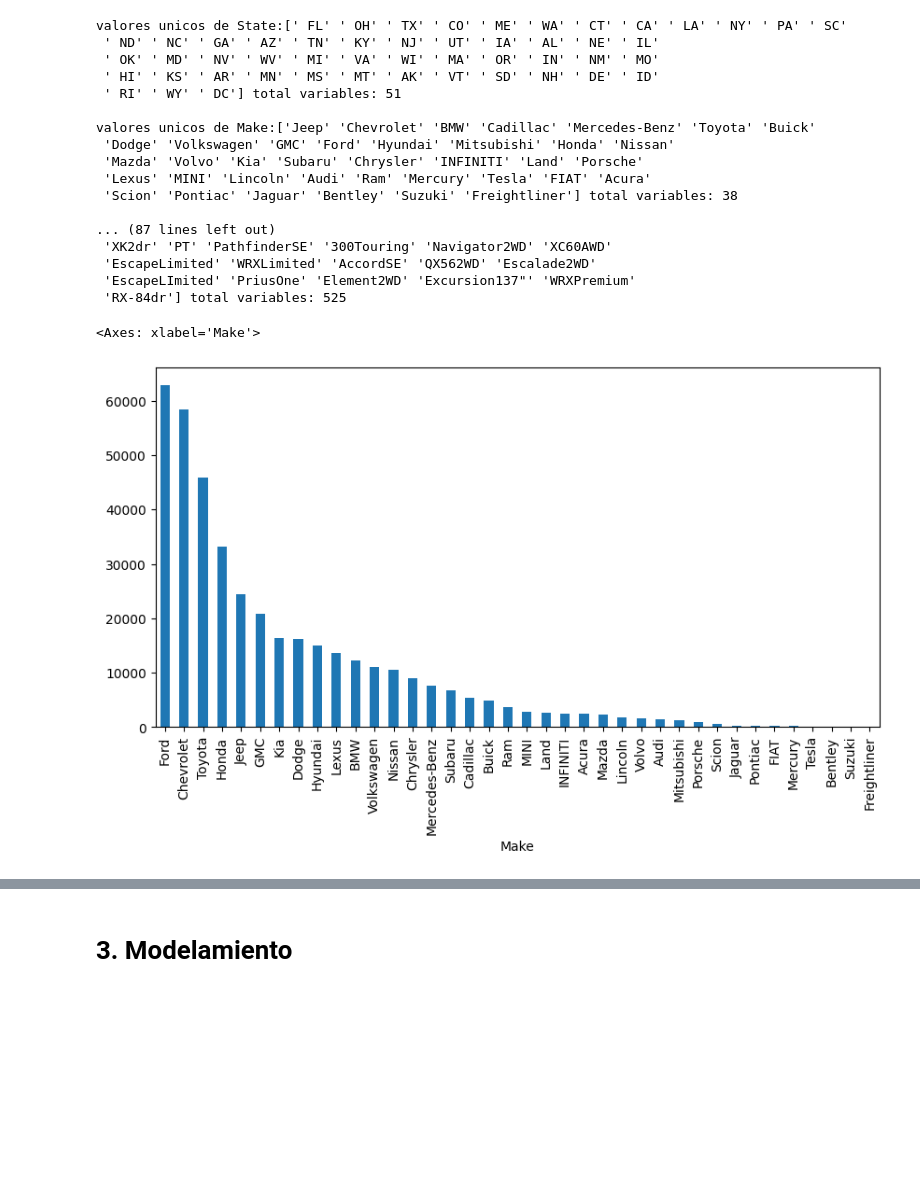
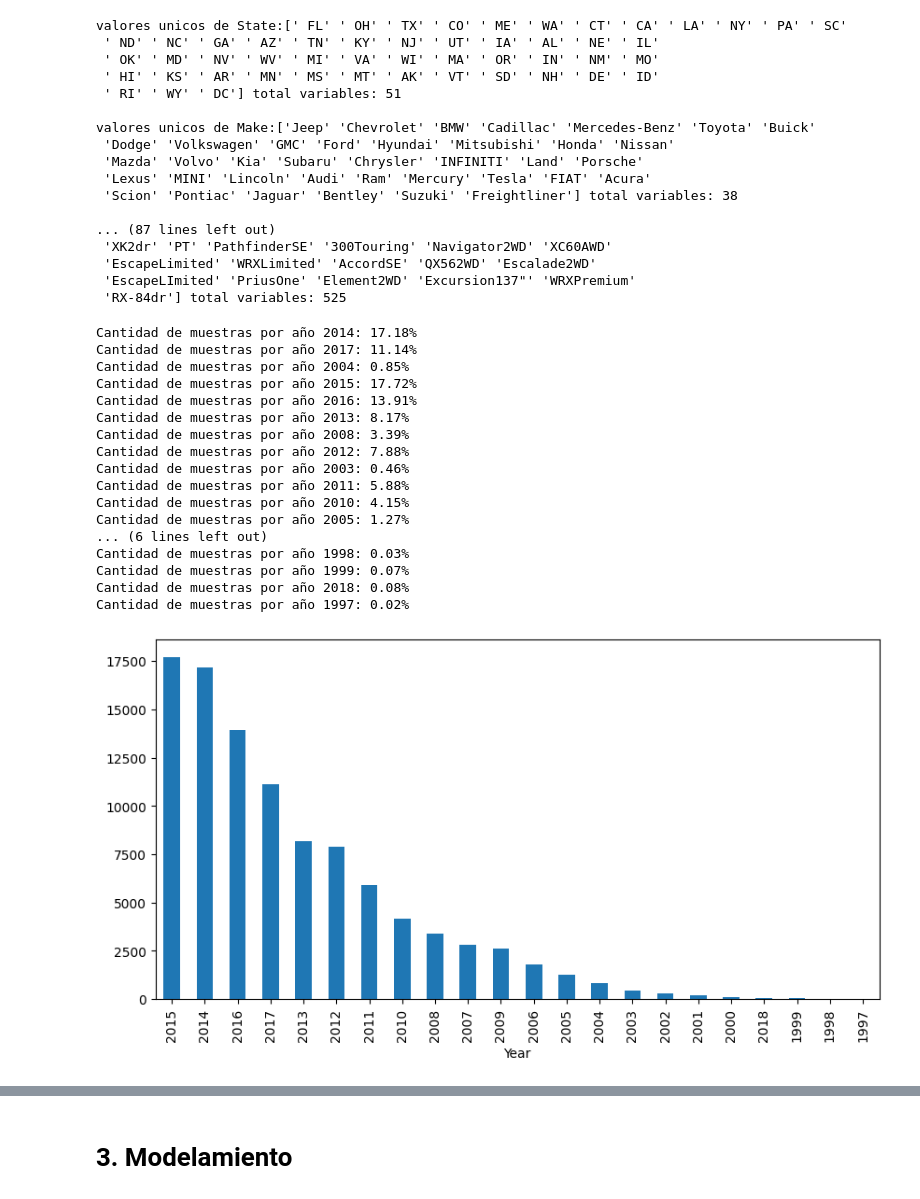
Before and after one commit to anfisbena/MIAD_NLP_2024, a Jupyter notebook: Semana 3/S3P1_proyecto1.ipynb, the cells around one changed output, grey strips where cells are left out. Cells and saved outputs as stored; diff of their text form; code cells hidden in the pictures; blank space fills up the shorter version.

```diff
--- a/Semana 3/S3P1_proyecto1.ipynb
+++ b/Semana 3/S3P1_proyecto1.ipynb
@@ -168,10 +169,27 @@ valores unicos de Make:['Jeep' 'Chevrolet' 'BMW' 'Cadillac' 'Mercedes-Benz' 'Toy
  'EscapeLimited' 'WRXLimited' 'AccordSE' 'QX562WD' 'Escalade2WD'
  'EscapeLImited' 'PriusOne' 'Element2WD' 'Excursion137"' 'WRXPremium'
  'RX-84dr'] total variables: 525
-# %%
-#Cantidad de muestras por Marca
-dataTraining['Make'].value_counts().plot(kind='bar',figsize=(10,5))
-# dataTraining[dataTraining['Make']=='Ford']['Model'].value_counts().plot(kind='bar',figsize=(10,5))
-# %% [output]
-<Axes: xlabel='Make'>
-[figure, removed]
+# %%
+#Cantidad de muestras por Marca
+dataTesting['Year'].value_counts().plot(kind='bar',figsize=(10,5))
+for val in dataTesting['Year'].unique():
+  print(f'Cantidad de muestras por año {val}: {len(dataTesting[dataTesting["Year"]==val])/len(dataTesting)*100:.2f}%')
+# %% [output]
+Cantidad de muestras por año 2014: 17.18%
+Cantidad de muestras por año 2017: 11.14%
+Cantidad de muestras por año 2004: 0.85%
+Cantidad de muestras por año 2015: 17.72%
+Cantidad de muestras por año 2016: 13.91%
+Cantidad de muestras por año 2013: 8.17%
+Cantidad de muestras por año 2008: 3.39%
+Cantidad de muestras por año 2012: 7.88%
+Cantidad de muestras por año 2003: 0.46%
+Cantidad de muestras por año 2011: 5.88%
+Cantidad de muestras por año 2010: 4.15%
+Cantidad de muestras por año 2005: 1.27%
+... (6 lines left out)
+Cantidad de muestras por año 1998: 0.03%
+Cantidad de muestras por año 1999: 0.07%
+Cantidad de muestras por año 2018: 0.08%
+Cantidad de muestras por año 1997: 0.02%
+[figure, added]
```
Also changed, not shown: parts of 20 cells of this notebook, 1 other file.
